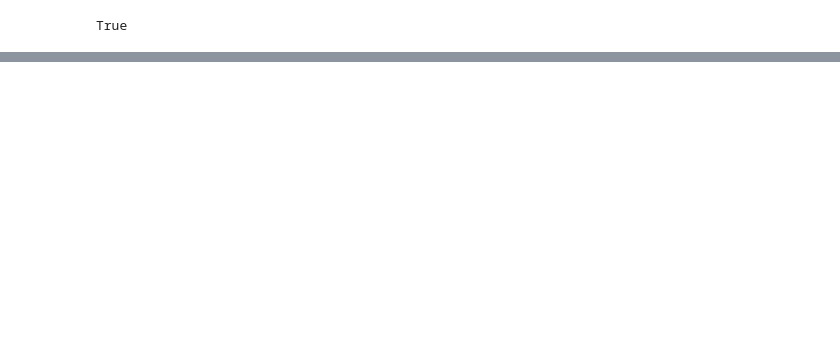
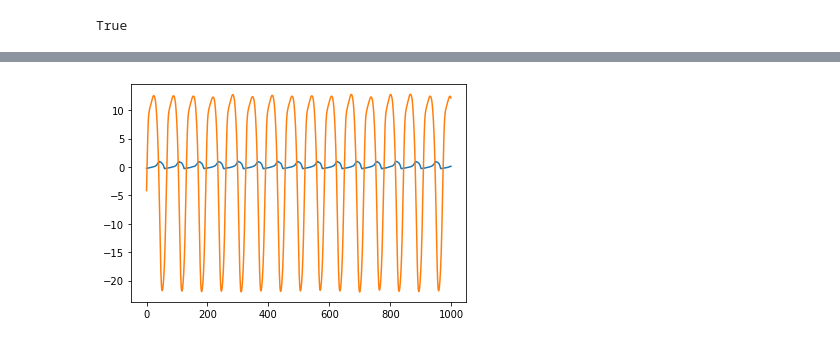
Before and after one commit to aw02m/Spiking_neural_networks, a Jupyter notebook: notebooks/first_run_target_spiking.ipynb, the cells around one changed output, grey strips where cells are left out. Cells and saved outputs as stored; diff of their text form; code cells hidden in the pictures; blank space fills up the shorter version.

```diff
--- a/notebooks/first_run_target_spiking.ipynb
+++ b/notebooks/first_run_target_spiking.ipynb
@@ -179,0 +181,9 @@ plt.show()
+# %%
+plt.plot(np.arange(1000), train_logs.numpy()[-1000:, 0, 0])
+plt.plot(np.arange(1000), pca_x.numpy()[:, 0])
+# plt.plot(x_np[-1000:, 5], x_np[-1000:, 5])
+# plt.plot(pca_x.numpy()[:, 0], pca_x.numpy()[:, 1])
+plt.show()
+plt.close()
+# %% [output]
+[figure, added]
```
Also changed, not shown: parts of 9 cells of this notebook.
